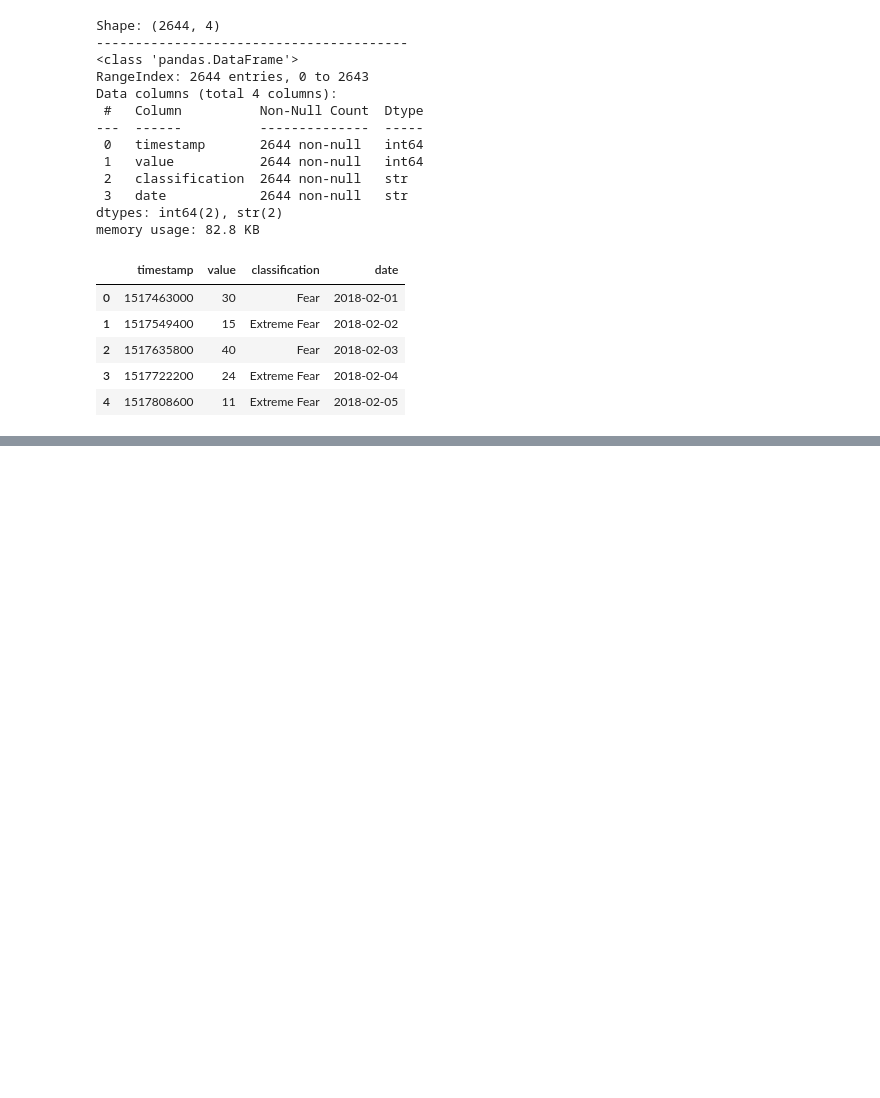
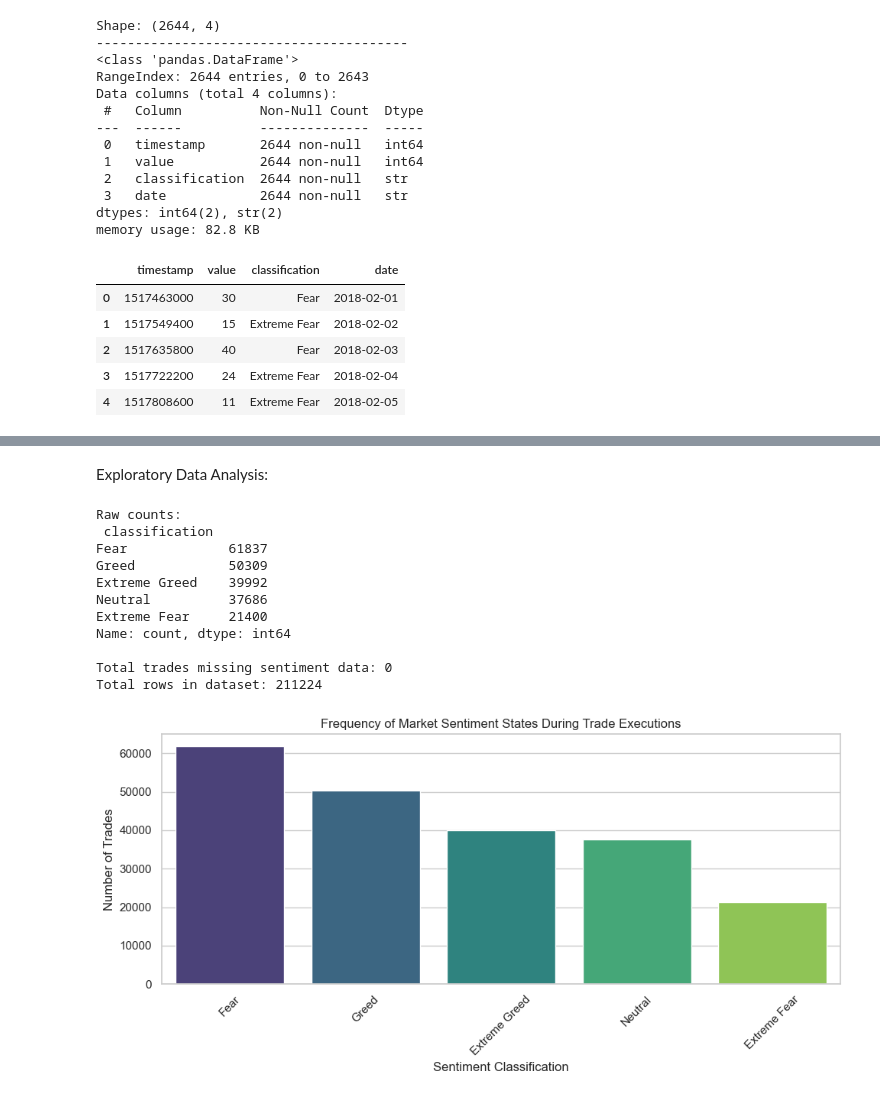
Before and after one commit to Taqreem-k/primetrade-sentiment-analysis, a Jupyter notebook: analysis.ipynb, the cells around one changed output, grey strips where cells are left out. Cells and saved outputs as stored; diff of their text form; code cells hidden in the pictures; blank space fills up the shorter version.

Commit message:
feat: Complete sentiment EDA, account-level pattern discovery and strategy formulation

```diff
--- a/analysis.ipynb
+++ b/analysis.ipynb
@@ -101,13 +121,0 @@ Merging the Datasets
-# %%
-df_sentiment = df_sentiment.sort_values('Date')
-df_trades = df_trades.sort_values('time')
-
-df_merged = pd.merge_asof(
-    left=df_trades,
-    right=df_sentiment,
-    left_on='time',
-    right_on='Date',
-    direction='backward'
-)
-
-print(f" Merge complete! New dataset shape: {df_merged.shape}")
@@ -130,0 +152,39 @@ except KeyError as e:
+# %% [markdown]
+Exploratory Data Analysis:
+# %%
+import matplotlib.pyplot as plt
+import seaborn as sns
+
+sentiment_col = 'classification'
+sentiment_counts = df_merged[sentiment_col].value_counts()
+
+print("Raw counts:\n", sentiment_counts)
+total_missing = df_merged[sentiment_col].isnull().sum()
+print(f"\nTotal trades missing sentiment data: {total_missing}")
+print(f"Total rows in dataset: {len(df_merged)}")
+
+if not sentiment_counts.empty:
+    sns.set_theme(style="whitegrid")
+    plt.figure(figsize=(10, 5))
+    sns.barplot(x=sentiment_counts.index, y=sentiment_counts.values, palette="viridis")
+    plt.title("Frequency of Market Sentiment States During Trade Executions", fontsize=12)
+    plt.xlabel("Sentiment Classification", fontsize=12)
+    plt.ylabel("Number of Trades", fontsize=12)
+    plt.xticks(rotation=45)
+    plt.tight_layout()
+    plt.show()
+else:
+    print("\nThe chart is empty because the merge failed to match any dates.")
+# %% [output]
+Raw counts:
+ classification
+Fear             61837
+Greed            50309
+Extreme Greed    39992
+Neutral          37686
+Extreme Fear     21400
+Name: count, dtype: int64
+
+Total trades missing sentiment data: 0
+Total rows in dataset: 211224
+[figure, added]
```
Also changed, not shown: parts of 17 cells of this notebook, 1 other file.
